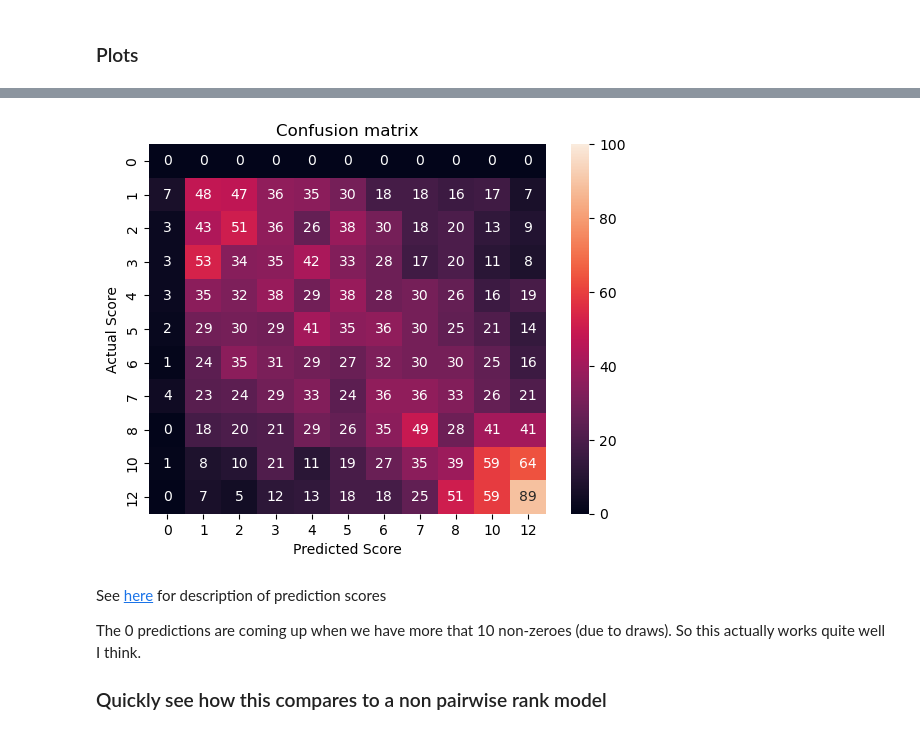
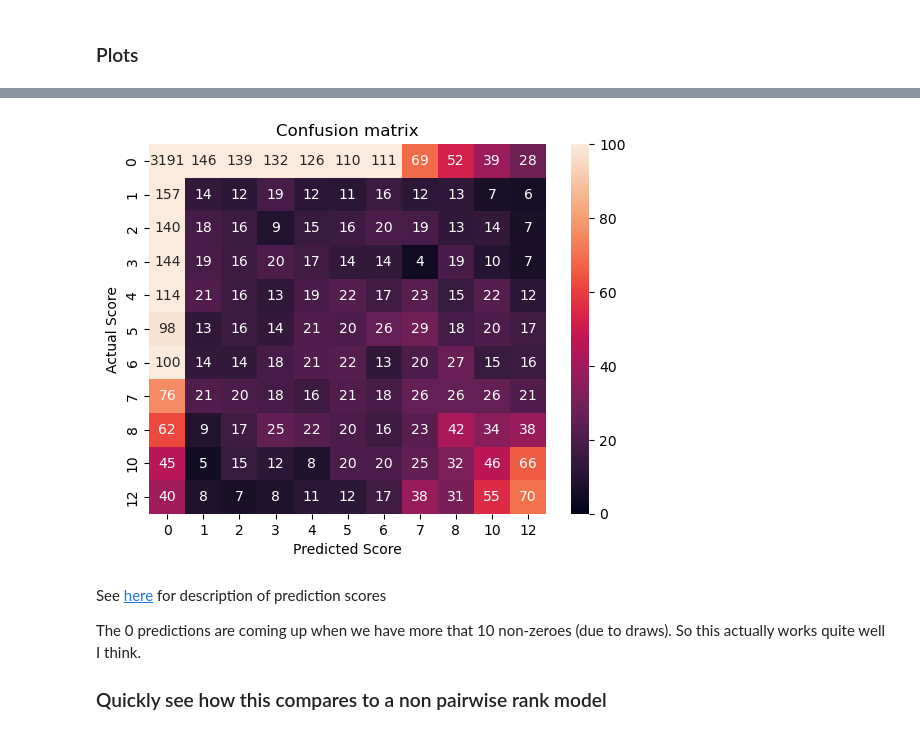
Before and after one commit to KatrionaGoldmann/Eurovision_TDS, a Jupyter notebook: eurovision/notebooks/modelling.ipynb, the cells around one changed output, grey strips where cells are left out. Saved outputs shown, nothing was run; the diff lists cells and outputs as text; code cells hidden in the pictures.

Commit message:
fix input data

```diff
--- a/eurovision/notebooks/modelling.ipynb
+++ b/eurovision/notebooks/modelling.ipynb
@@ -64,7 +61,7 @@ from sklearn.preprocessing import StandardScaler
 df_xgboost = df[['year', 'from_code2', 'points', 'to_code2',
         'Contains_English',
        'Contains_NonEnglish', 'Contains_Multiple_Languages',
-       'Number_of_Languages', 'Contains_Own_Language', 'gender',
+       'Number_of_Languages', 'Contains_Own_Language', 'Contains_Voting_Language', 'gender',
        'prop_emigrants_v2p',  'prop_emigrants_p2v', 'has_border',
        'comps_without_win', 'received_vote']]
 
@@ -194,3 +190,0 @@ Accuracy: 75.19%
-# %%
-for i in  test_all.columns:
-    print(i)
@@ -252,7 +238,7 @@ def xgboost_rank_model(df_input, test_size=0.33, seed=7):
     df2 = df_input[['year', 'from_code2', 'to_code2', 'points',
         'Contains_English',
        'Contains_NonEnglish', 'Contains_Multiple_Languages',
-       'Number_of_Languages', 'Contains_Own_Language', 'gender',
+       'Number_of_Languages', 'Contains_Own_Language', 'Contains_Voting_Language', 'gender',
        'prop_emigrants_v2p',  'prop_emigrants_p2v','has_border',
        'comps_without_win']]
 
@@ -349,6 +335,6 @@ def ranked_model_predictions(model, test_set):
 
     return test
 # %%
-model_ranked, test_data, train_data = xgboost_rank_model(df_xgboost.loc[df_xgboost['points'] > 0], seed=7, test_size=0.33)
-out = ranked_model_predictions(model_ranked, test_data)
+model_ranked_all, test_data_all, train_data_all = xgboost_rank_model(df_xgboost, seed=7, test_size=0.33)
+out_all = ranked_model_predictions(model_ranked_all, test_data_all)
 # %% [output]
@@ -426,7 +425,7 @@ violins(out)
 # %%
-cm_heatmap(out)
+cm_heatmap(out_all)
 # %% [output]
-[figure, old version]
+[figure, new version]
 # %% [markdown]
 See [here](https://discuss.xgboost.ai/t/evaluating-xgboost-ranking/959/2) for description of prediction scores
 
```
Also changed, not shown: parts of 63 cells of this notebook, 3 other files.
